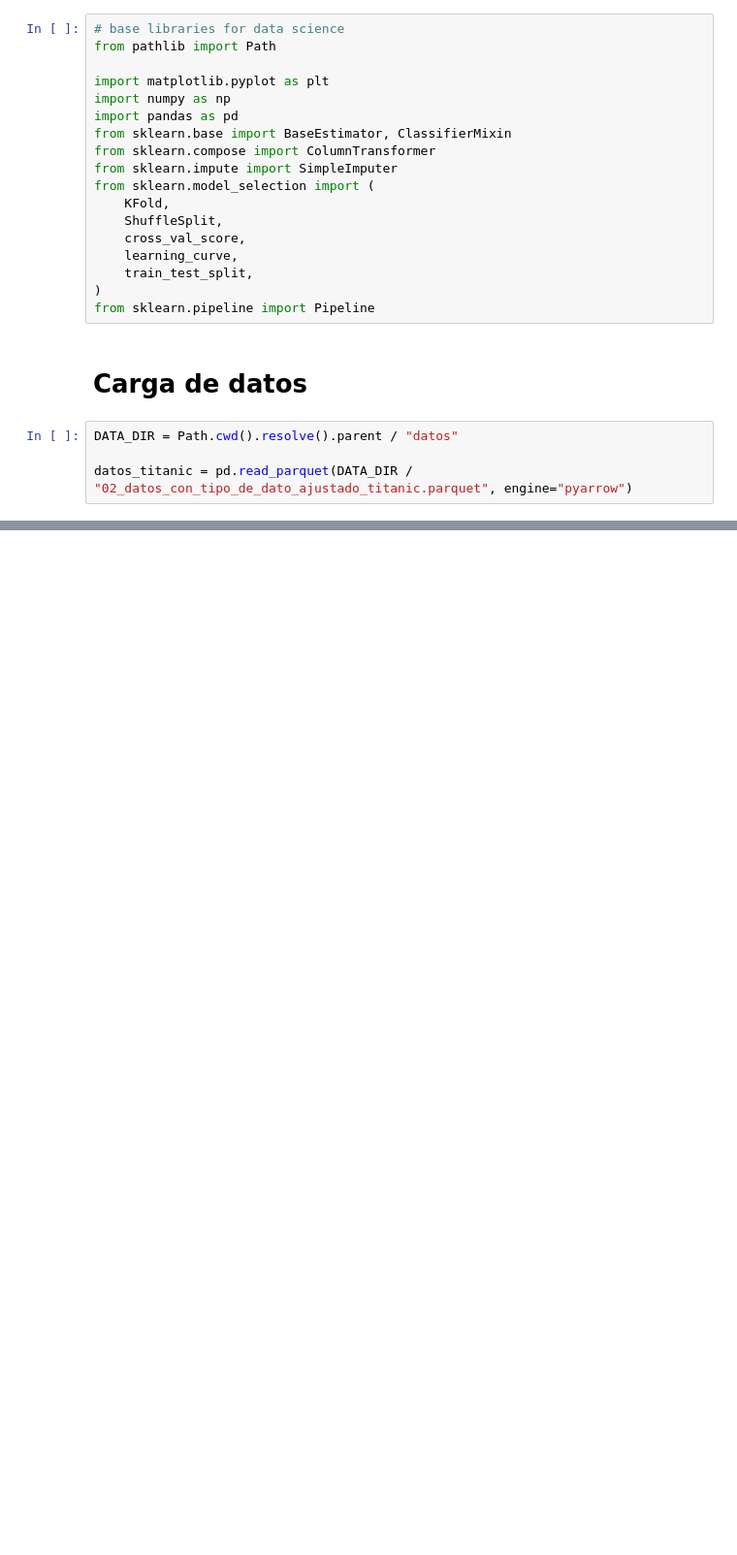
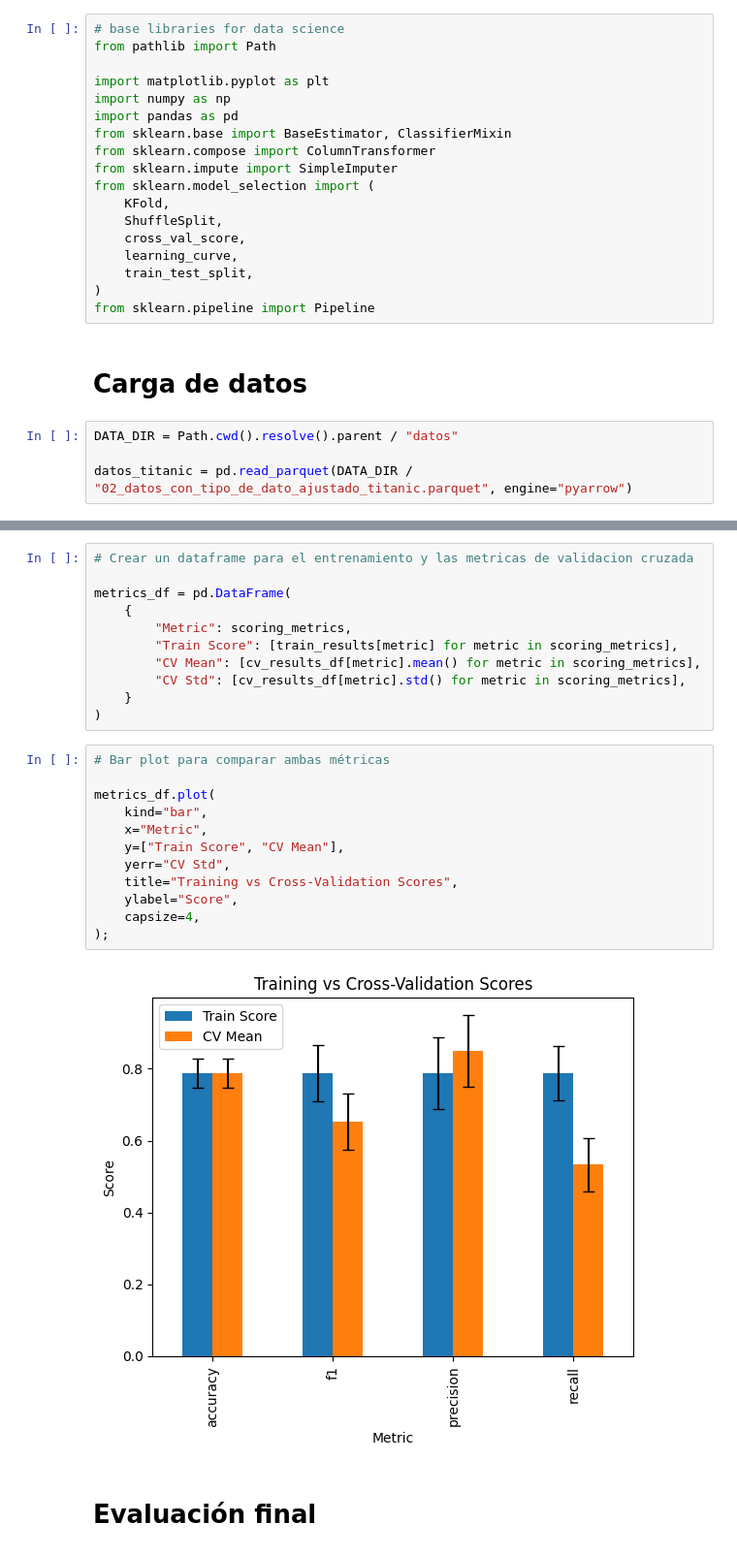
Before and after one commit to dpalacioj/DataAI-Fundamentos-Aplicaciones, a Jupyter notebook: Analitica/proyectos/titanic/notebooks/05_modelo_base_ML.ipynb, the cells around one changed output, grey strips where cells are left out. Shown: that part at 97% size. Cells and saved outputs as stored; diff of their text form; blank space fills up the shorter version.

```diff
--- a/Analitica/proyectos/titanic/notebooks/05_modelo_base_ML.ipynb
+++ b/Analitica/proyectos/titanic/notebooks/05_modelo_base_ML.ipynb
@@ -52,0 +322,27 @@ datos_titanic = pd.read_parquet(DATA_DIR / "02_datos_con_tipo_de_dato_ajustado_t
+# %%
+# Crear un dataframe para el entrenamiento y las metricas de validacion cruzada
+
+metrics_df = pd.DataFrame(
+    {
+        "Metric": scoring_metrics,
+        "Train Score": [train_results[metric] for metric in scoring_metrics],
+        "CV Mean": [cv_results_df[metric].mean() for metric in scoring_metrics],
+        "CV Std": [cv_results_df[metric].std() for metric in scoring_metrics],
+    }
+)
+# %%
+# Bar plot para comparar ambas métricas
+
+metrics_df.plot(
+    kind="bar",
+    x="Metric",
+    y=["Train Score", "CV Mean"],
+    yerr="CV Std",
+    title="Training vs Cross-Validation Scores",
+    ylabel="Score",
+    capsize=4,
+);
+# %% [output]
+[figure, added]
+# %% [markdown]
+# Evaluación final
```
Also changed, not shown: parts of 39 cells of this notebook.
